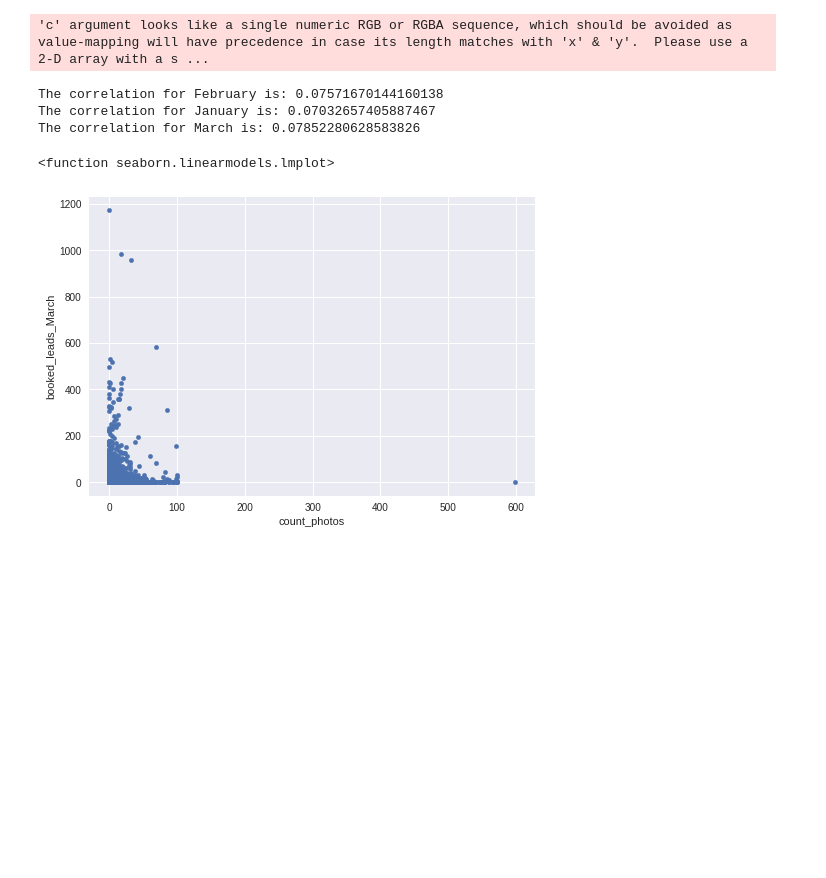
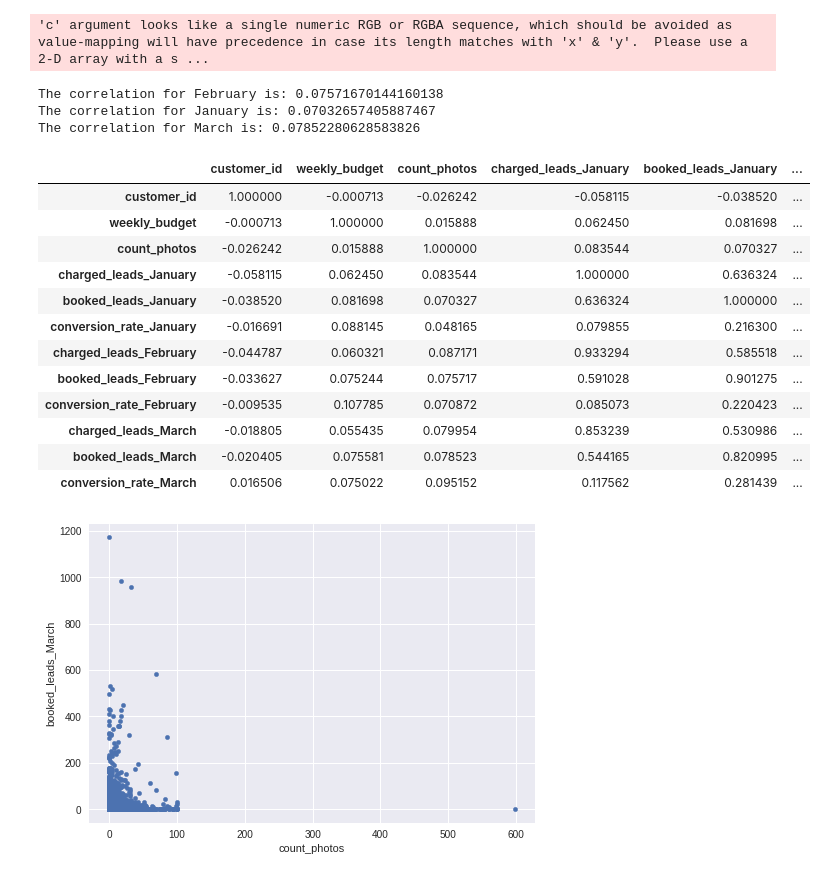
Before and after one commit to JuanPabloSolano1/DR, a Jupyter notebook: Correlation_analysis.ipynb, the cells around one changed output. Drawn from its saved outputs; the diff is of its cells as text; code cells hidden in the pictures; blank space fills up the shorter version.

```diff
--- a/Correlation_analysis.ipynb
+++ b/Correlation_analysis.ipynb
@@ -8,33 +8,48 @@ import matplotlib.pyplot as plt
 
 url = 'https://raw.githubusercontent.com/JuanPabloSolano1/Doordash/master/Photos%20Analysis%20(Photos_Analysis)%20-%20Photos%20Analysis%20(Photos_Analysis).csv?token=Abk7lsJDa0_xiSB5tyu6JdryAubf8YxKks5cop8EwA%3D%3D'
 check.head(1)
 
 resolve = check.corr(method='pearson')
 resolve
 
 resolve2 = check['count_photos'].corr(check['booked_leads_February'])
 print('The correlation for February is: {}'.format(resolve2))
 
 resolve3 = check['count_photos'].corr(check['booked_leads_January'])
 print('The correlation for January is: {}'.format(resolve3))
 
 resolve4 = check['count_photos'].corr(check['booked_leads_March'])
 print('The correlation for March is: {}'.format(resolve4))
 
 check.plot.scatter('count_photos','booked_leads_March')
 
 corr = check.corr(method='pearson')
 
 corr.style.background_gradient(cmap='coolwarm')
 
 sns.lmplot(x='count_photos', y='booked_leads_March', data=check,size = 7.15)
 
 sns.lmplot
+
+resolve = check.corr(method='pearson')
+resolve
 # %% [output]
 'c' argument looks like a single numeric RGB or RGBA sequence, which should be avoided as value-mapping will have precedence in case its length matches with 'x' & 'y'.  Please use a 2-D array with a s ...
 The correlation for February is: 0.07571670144160138
 The correlation for January is: 0.07032657405887467
 The correlation for March is: 0.07852280628583826
-<function seaborn.linearmodels.lmplot>
+|  | customer_id | weekly_budget | count_photos | charged_leads_January | booked_leads_January | ... |
+| customer_id | 1.000000 | -0.000713 | -0.026242 | -0.058115 | -0.038520 | ... |
+| weekly_budget | -0.000713 | 1.000000 | 0.015888 | 0.062450 | 0.081698 | ... |
+| count_photos | -0.026242 | 0.015888 | 1.000000 | 0.083544 | 0.070327 | ... |
+| charged_leads_January | -0.058115 | 0.062450 | 0.083544 | 1.000000 | 0.636324 | ... |
+| booked_leads_January | -0.038520 | 0.081698 | 0.070327 | 0.636324 | 1.000000 | ... |
+| conversion_rate_January | -0.016691 | 0.088145 | 0.048165 | 0.079855 | 0.216300 | ... |
+| charged_leads_February | -0.044787 | 0.060321 | 0.087171 | 0.933294 | 0.585518 | ... |
+| booked_leads_February | -0.033627 | 0.075244 | 0.075717 | 0.591028 | 0.901275 | ... |
+| conversion_rate_February | -0.009535 | 0.107785 | 0.070872 | 0.085073 | 0.220423 | ... |
+| charged_leads_March | -0.018805 | 0.055435 | 0.079954 | 0.853239 | 0.530986 | ... |
+| booked_leads_March | -0.020405 | 0.075581 | 0.078523 | 0.544165 | 0.820995 | ... |
+| conversion_rate_March | 0.016506 | 0.075022 | 0.095152 | 0.117562 | 0.281439 | ... |
 [figure]
 [figure]
```
